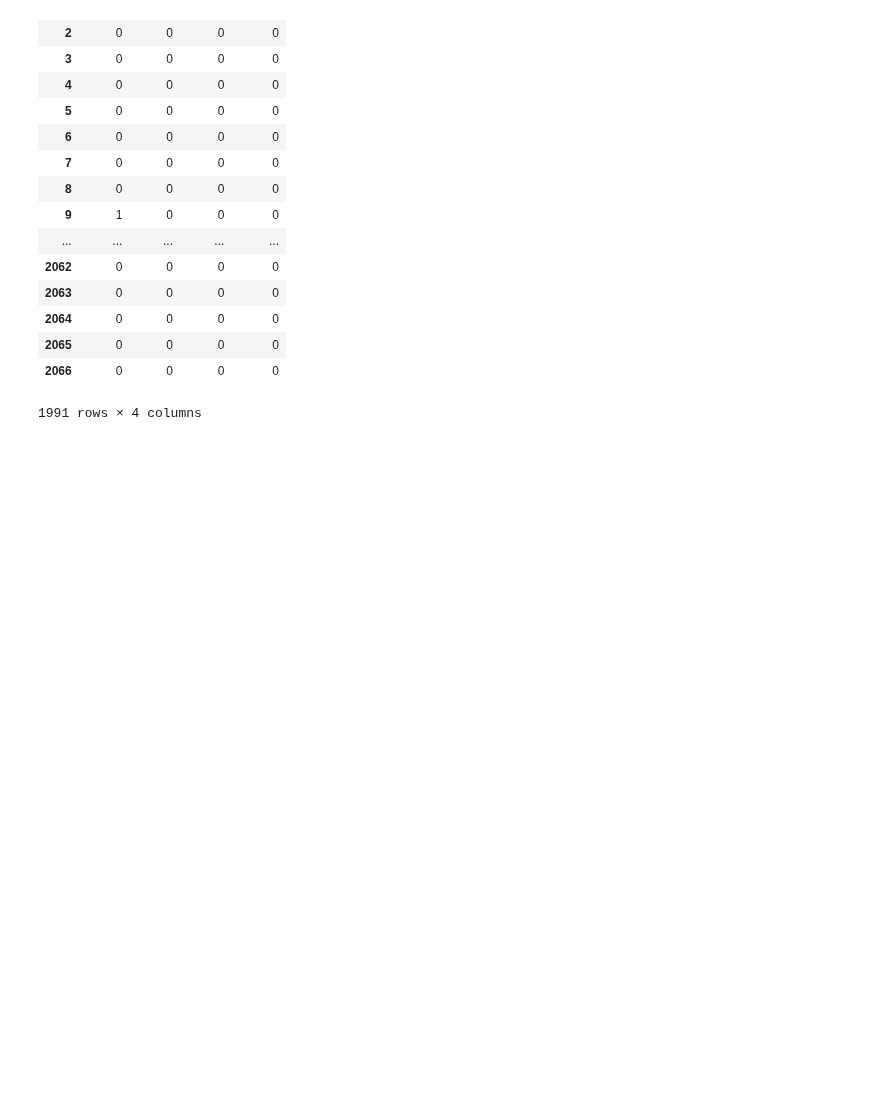
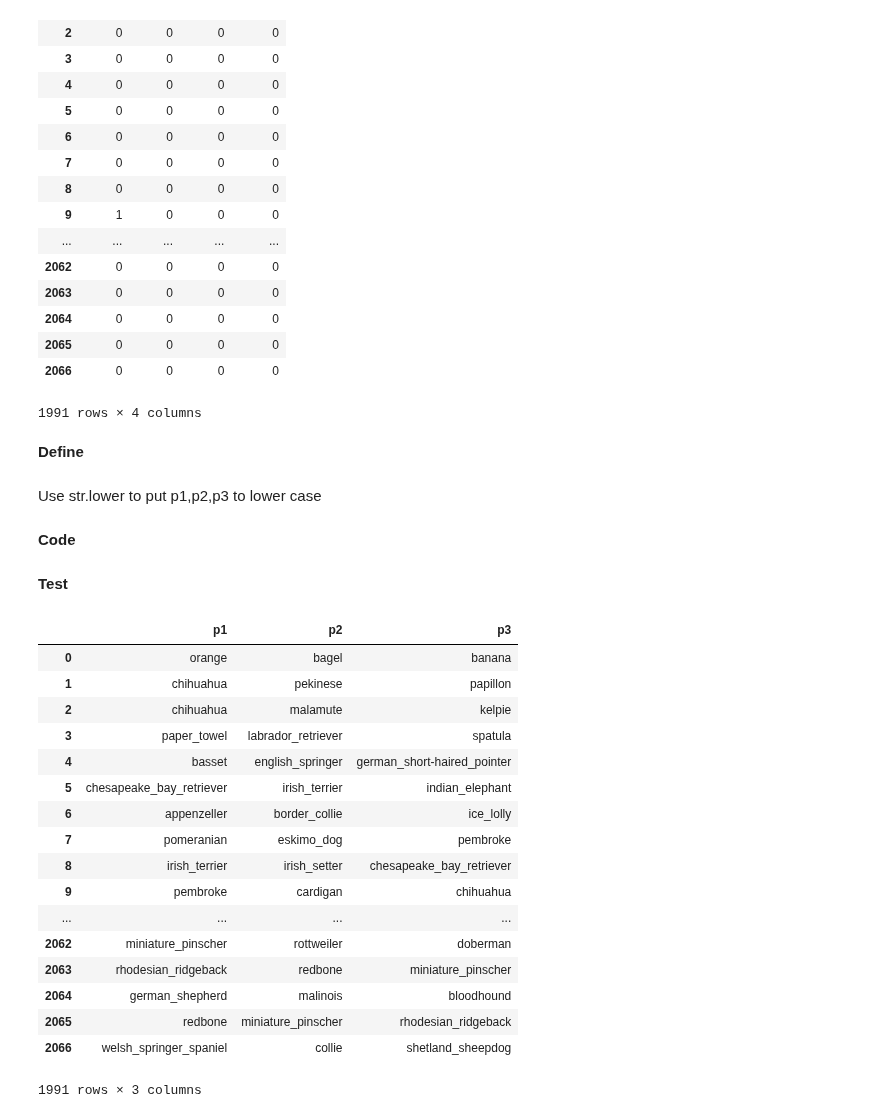
Before and after one commit to joey5405/WeRateDogs-Analysis---Udacity, a Jupyter notebook: wrangle_act.ipynb, the cells around one changed output. Cells and saved outputs as stored; diff of their text form; code cells hidden in the pictures; blank space fills up the shorter version.

Commit message:
Fix: Changed p1,p2,p3 to lower case

```diff
--- a/wrangle_act.ipynb
+++ b/wrangle_act.ipynb
@@ -702,3 +702,36 @@ master[['doggo','puppo','floofer','pupper']]
 | 2065 | 0 | 0 | 0 | 0 |
 | 2066 | 0 | 0 | 0 | 0 |
 1991 rows × 4 columns
+# %% [markdown]
+**Define**
+# %% [markdown]
+Use str.lower to put p1,p2,p3 to lower case
+# %% [markdown]
+**Code**
+# %%
+master.p1 = master.p1.str.lower()
+master.p2 = master.p2.str.lower()
+master.p3 = master.p3.str.lower()
+# %% [markdown]
+**Test**
+# %%
+master[['p1','p2','p3']]
+# %% [output]
+|  | p1 | p2 | p3 |
+| 0 | orange | bagel | banana |
+| 1 | chihuahua | pekinese | papillon |
+| 2 | chihuahua | malamute | kelpie |
+| 3 | paper_towel | labrador_retriever | spatula |
+| 4 | basset | english_springer | german_short-haired_pointer |
+| 5 | chesapeake_bay_retriever | irish_terrier | indian_elephant |
+| 6 | appenzeller | border_collie | ice_lolly |
+| 7 | pomeranian | eskimo_dog | pembroke |
+| 8 | irish_terrier | irish_setter | chesapeake_bay_retriever |
+| 9 | pembroke | cardigan | chihuahua |
+| ... | ... | ... | ... |
+| 2062 | miniature_pinscher | rottweiler | doberman |
+| 2063 | rhodesian_ridgeback | redbone | miniature_pinscher |
+| 2064 | german_shepherd | malinois | bloodhound |
+| 2065 | redbone | miniature_pinscher | rhodesian_ridgeback |
+| 2066 | welsh_springer_spaniel | collie | shetland_sheepdog |
+1991 rows × 3 columns
```
